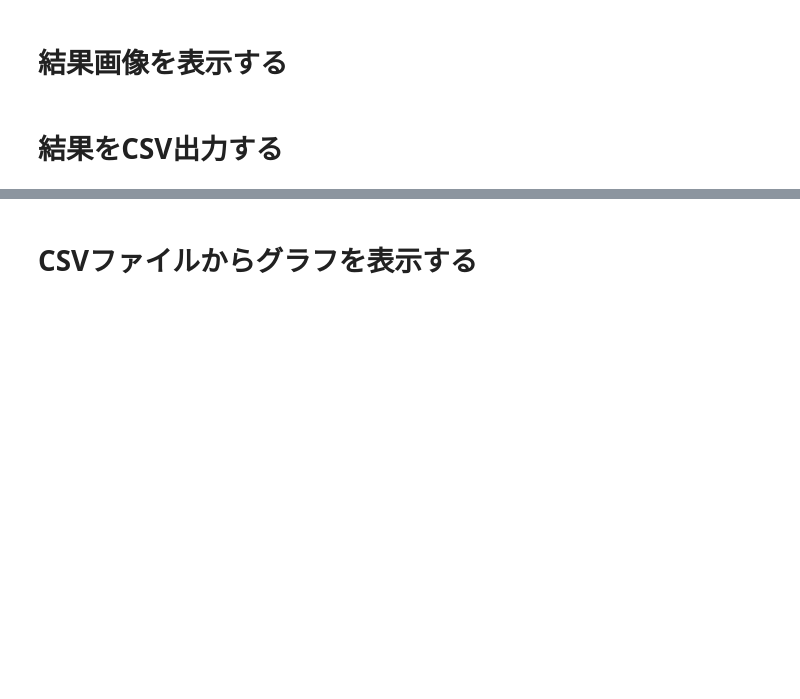
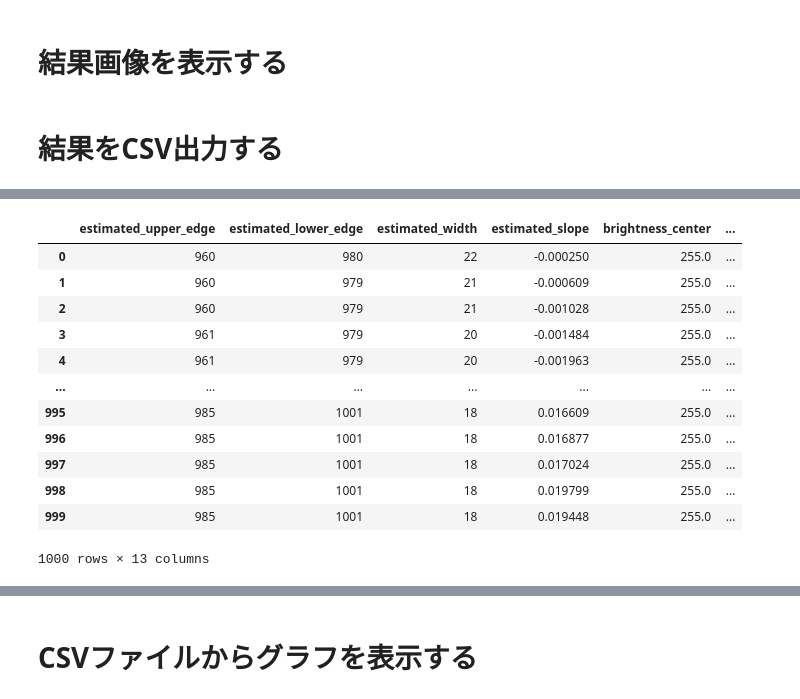
Before and after one commit to esioEptmcDxpt/green-finder, a Jupyter notebook: shelve_check.ipynb, the cells around one changed output, grey strips where cells are left out. Saved outputs shown, nothing was run; the diff lists cells and outputs as text; code cells hidden in the pictures; blank space fills up the shorter version.

```diff
--- a/shelve_check.ipynb
+++ b/shelve_check.ipynb
@@ -59,3 +83,3 @@ for i, key in enumerate(keys):
 # %%
-image_path = base_images[116]
+image_path = base_images[0]
 image_path
@@ -65,0 +94,3 @@ for i, key in enumerate(keys):
+# %%
+with shelve.open(rail_fpath) as rail:
+    trolley_dict = copy.deepcopy(rail[camera_num][image_path])
@@ -252,0 +289,3 @@ convert shelve to dataframe
+# %%
+img_path = 'imgs/Takasaki_01_Omiya-Miyahara_up_20230217_day/HD11/2022_0599_HD11_01_00012454.jpg'
+trolley_dict[img_path].keys()
@@ -252,0 +346,20 @@ convert shelve to dataframe
+# %%
+trolley_id = config.trolley_ids[0]
+helpers.trim_trolley_dict(config, trolley_dict, img_path)
+df = pd.DataFrame(trolley_dict[img_path][trolley_id]).copy()
+# %%
+df
+# %% [output]
+|  | estimated_upper_edge | estimated_lower_edge | estimated_width | estimated_slope | brightness_center | ... |
+| 0 | 960 | 980 | 22 | -0.000250 | 255.0 | ... |
+| 1 | 960 | 979 | 21 | -0.000609 | 255.0 | ... |
+| 2 | 960 | 979 | 21 | -0.001028 | 255.0 | ... |
+| 3 | 961 | 979 | 20 | -0.001484 | 255.0 | ... |
+| 4 | 961 | 979 | 20 | -0.001963 | 255.0 | ... |
+| ... | ... | ... | ... | ... | ... | ... |
+| 995 | 985 | 1001 | 18 | 0.016609 | 255.0 | ... |
+| 996 | 985 | 1001 | 18 | 0.016877 | 255.0 | ... |
+| 997 | 985 | 1001 | 18 | 0.017024 | 255.0 | ... |
+| 998 | 985 | 1001 | 18 | 0.019799 | 255.0 | ... |
+| 999 | 985 | 1001 | 18 | 0.019448 | 255.0 | ... |
+1000 rows × 13 columns
```
Also changed, not shown: parts of 29 cells of this notebook, 9 other files.
